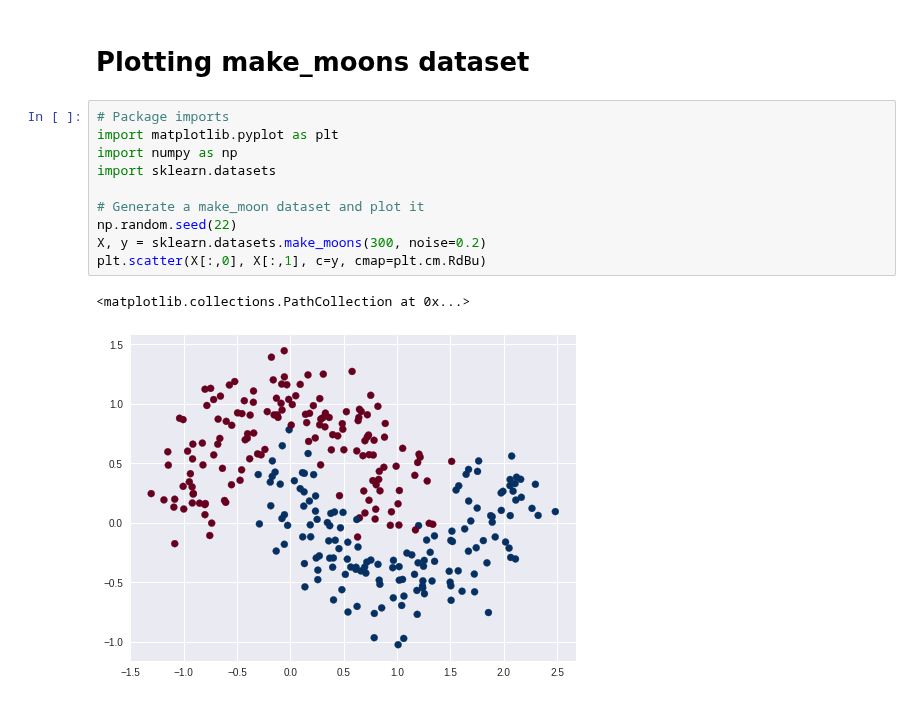
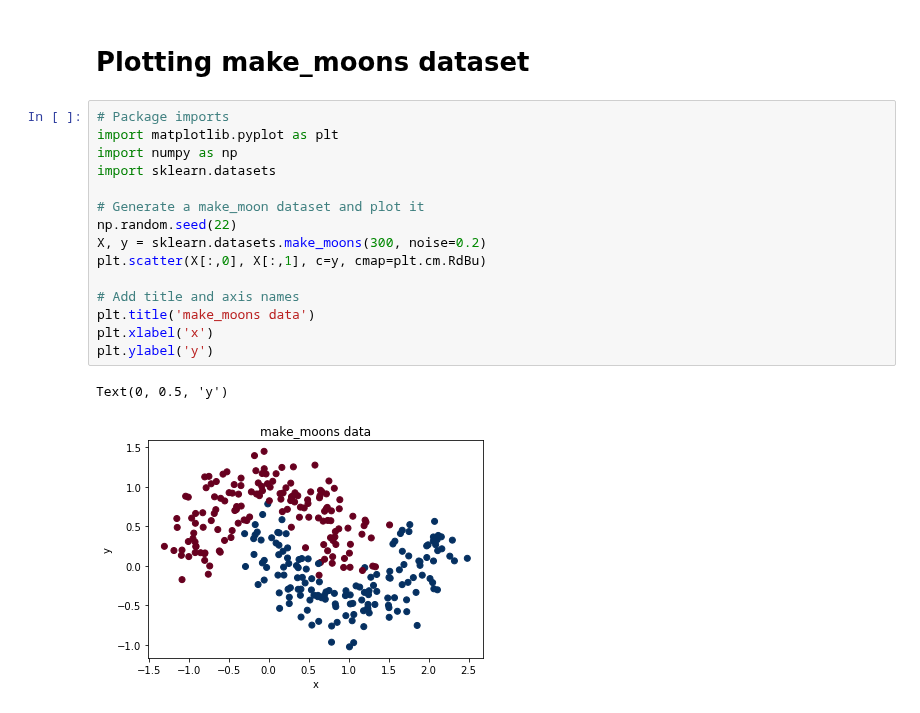
Before and after one commit to marcemq/dl-examples, a Jupyter notebook: demoPlot.ipynb, the cells around one changed output. Drawn from its saved outputs; the diff is of its cells as text.

Commit message:
Added title and axis names.

```diff
--- a/demoPlot.ipynb
+++ b/demoPlot.ipynb
@@ -5,13 +5,18 @@
 # %%
 # Package imports
 import matplotlib.pyplot as plt
 import numpy as np
 import sklearn.datasets
 
 # Generate a make_moon dataset and plot it
 np.random.seed(22)
 X, y = sklearn.datasets.make_moons(300, noise=0.2)
 plt.scatter(X[:,0], X[:,1], c=y, cmap=plt.cm.RdBu)
+
+# Add title and axis names
+plt.title('make_moons data')
+plt.xlabel('x')
+plt.ylabel('y')
 # %% [output]
-<matplotlib.collections.PathCollection at 0x...>
+Text(0, 0.5, 'y')
-[figure, old version]
+[figure, new version]
```
